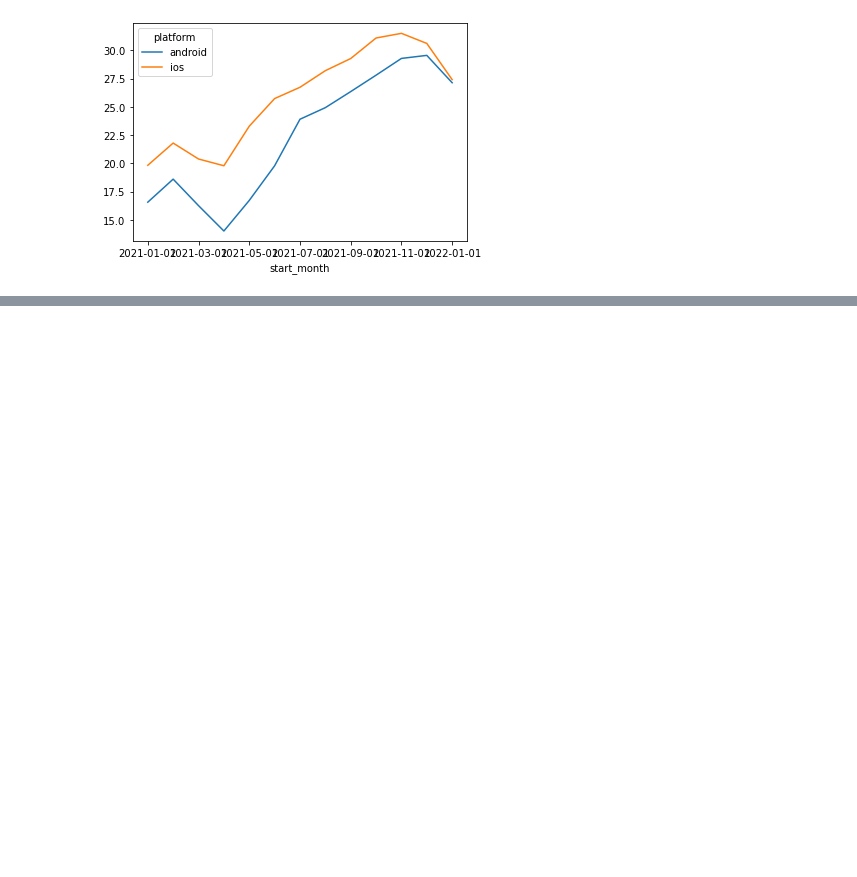
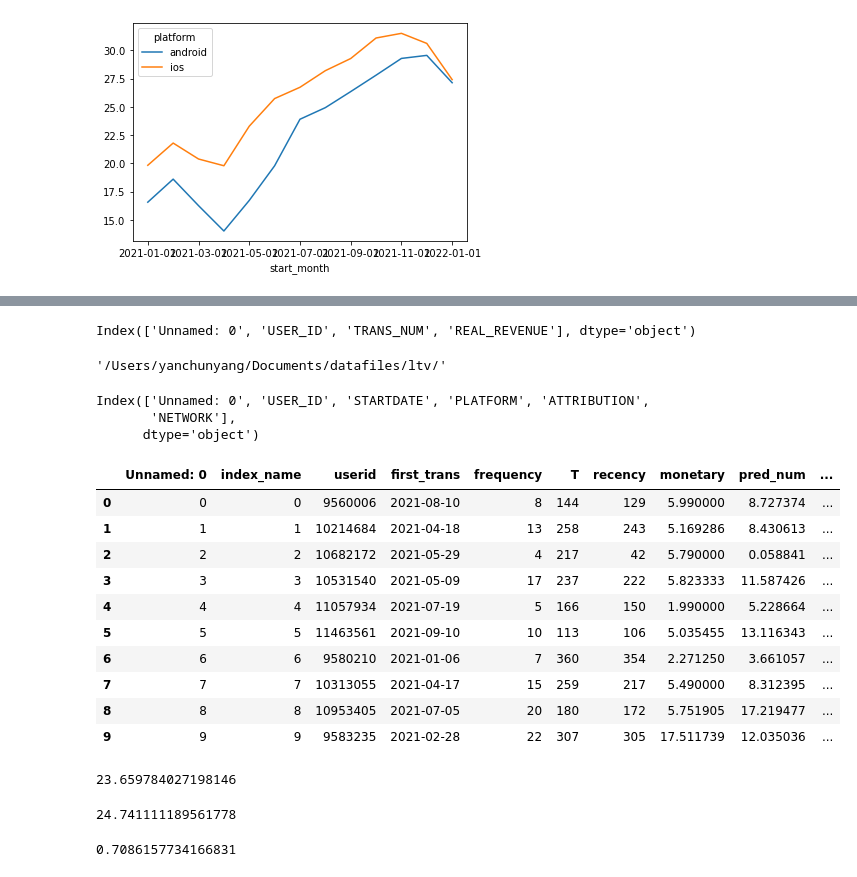
Before and after one commit to yanchundave/yanchunprojects, a Jupyter notebook: ltv/modelAnalysis.ipynb, the cells around one changed output, grey strips where cells are left out. Cells and saved outputs as stored; diff of their text form; code cells hidden in the pictures; blank space fills up the shorter version.

```diff
--- a/ltv/modelAnalysis.ipynb
+++ b/ltv/modelAnalysis.ipynb
@@ -198,0 +307,8 @@ predict_df.plot()
+# %%
+adf.columns
+# %% [output]
+Index(['Unnamed: 0', 'USER_ID', 'TRANS_NUM', 'REAL_REVENUE'], dtype='object')
+# %%
+datafile
+# %% [output]
+'/Users/yanchunyang/Documents/datafiles/ltv/'
@@ -198,0 +317,34 @@ predict_df.plot()
+# %%
+all_user.columns
+# %% [output]
+Index(['Unnamed: 0', 'USER_ID', 'STARTDATE', 'PLATFORM', 'ATTRIBUTION',
+       'NETWORK'],
+      dtype='object')
+# %%
+predict = pd.read_csv(datafile + "dftotal.csv")
+# %%
+predict.head(10)
+# %% [output]
+|  | Unnamed: 0 | index_name | userid | first_trans | frequency | T | recency | monetary | pred_num | ... |
+| 0 | 0 | 0 | 9560006 | 2021-08-10 | 8 | 144 | 129 | 5.990000 | 8.727374 | ... |
+| 1 | 1 | 1 | 10214684 | 2021-04-18 | 13 | 258 | 243 | 5.169286 | 8.430613 | ... |
+| 2 | 2 | 2 | 10682172 | 2021-05-29 | 4 | 217 | 42 | 5.790000 | 0.058841 | ... |
+| 3 | 3 | 3 | 10531540 | 2021-05-09 | 17 | 237 | 222 | 5.823333 | 11.587426 | ... |
+| 4 | 4 | 4 | 11057934 | 2021-07-19 | 5 | 166 | 150 | 1.990000 | 5.228664 | ... |
+| 5 | 5 | 5 | 11463561 | 2021-09-10 | 10 | 113 | 106 | 5.035455 | 13.116343 | ... |
+| 6 | 6 | 6 | 9580210 | 2021-01-06 | 7 | 360 | 354 | 2.271250 | 3.661057 | ... |
+| 7 | 7 | 7 | 10313055 | 2021-04-17 | 15 | 259 | 217 | 5.490000 | 8.312395 | ... |
+| 8 | 8 | 8 | 10953405 | 2021-07-05 | 20 | 180 | 172 | 5.751905 | 17.219477 | ... |
+| 9 | 9 | 9 | 9583235 | 2021-02-28 | 22 | 307 | 305 | 17.511739 | 12.035036 | ... |
+# %%
+np.mean(predict['t_value'])
+# %% [output]
+23.659784027198146
+# %%
+np.mean(predict['predict_clv'])
+# %% [output]
+24.741111189561778
+# %%
+np.mean(predict['prob_alive'])
+# %% [output]
+0.7086157734166831
```
Also changed, not shown: parts of 44 cells of this notebook, 12 other files.
